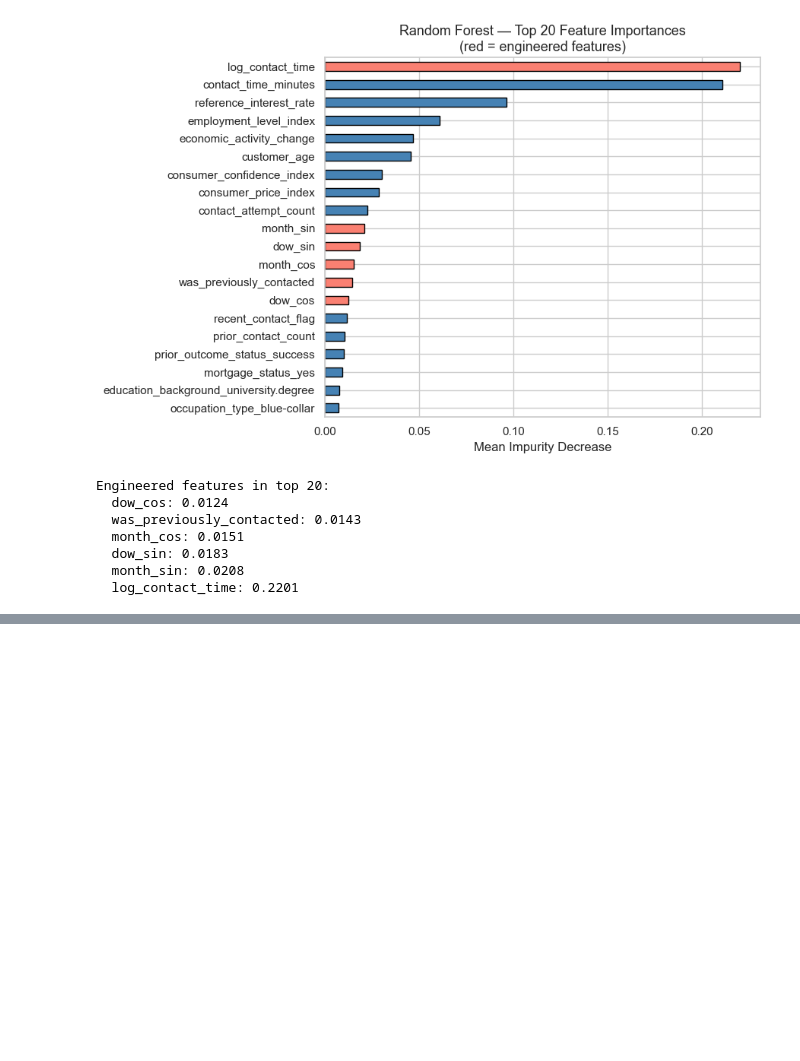
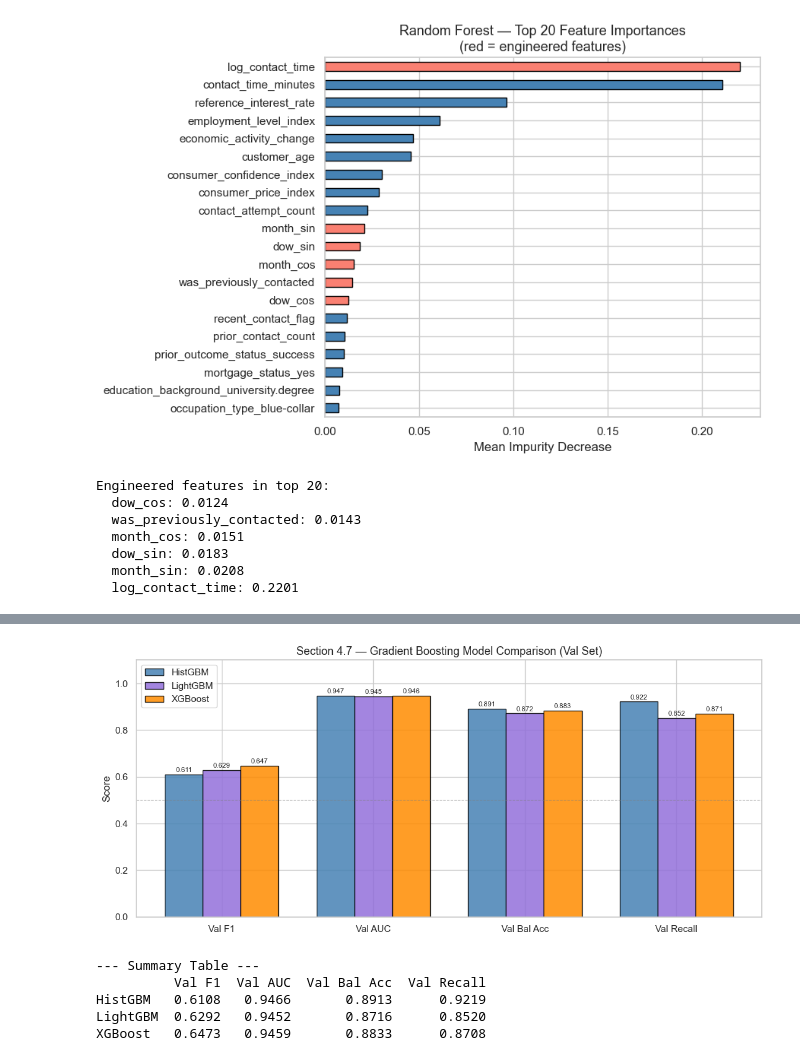
Before and after one commit to lcalaff/Advanced_ML_Work, a Jupyter notebook: Git_Code/Midterm Take Home/Midterm_Modeling.ipynb, the cells around one changed output, grey strips where cells are left out. Drawn from its saved outputs; the diff is of its cells as text; code cells hidden in the pictures; blank space fills up the shorter version.

```diff
--- a/Git_Code/Midterm Take Home/Midterm_Modeling.ipynb
+++ b/Git_Code/Midterm Take Home/Midterm_Modeling.ipynb
@@ -482,0 +953,36 @@ Engineered features in top 20:
+# %%
+focused_names   = ['HistGBM', 'LightGBM', 'XGBoost']
+focused_metrics = ['Val F1', 'Val AUC', 'Val Bal Acc', 'Val Recall']
+focused_colors  = ['steelblue', 'mediumpurple', 'darkorange']
+
+x     = np.arange(len(focused_metrics))
+width = 0.25
+
+fig, ax = plt.subplots(figsize=(11, 5))
+for i, (name, color) in enumerate(zip(focused_names, focused_colors)):
+    vals = [results_sec4[name][m] for m in focused_metrics]
+    bars = ax.bar(x + i * width, vals, width, label=name, color=color, edgecolor='black', alpha=0.85)
+    for bar, val in zip(bars, vals):
+        ax.text(bar.get_x() + bar.get_width() / 2, bar.get_height() + 0.005,
+                f'{val:.3f}', ha='center', va='bottom', fontsize=8)
+
+ax.set_xticks(x + width)
+ax.set_xticklabels(focused_metrics)
+ax.set_ylim(0, 1.1)
+ax.set_ylabel('Score')
+ax.set_title('Section 4.7 — Gradient Boosting Model Comparison (Val Set)', fontsize=13)
+ax.axhline(0.5, color='gray', linestyle='--', linewidth=0.8, alpha=0.6)
+ax.legend()
+plt.tight_layout()
+plt.show()
+
+print("\n--- Summary Table ---")
+summary_47 = pd.DataFrame({n: results_sec4[n] for n in focused_names}).T[focused_metrics]
+print(summary_47.to_string(float_format='{:.4f}'.format))
+# %% [output]
+[figure, added]
+--- Summary Table ---
+          Val F1  Val AUC  Val Bal Acc  Val Recall
+HistGBM   0.6108   0.9466       0.8913      0.9219
+LightGBM  0.6292   0.9452       0.8716      0.8520
+XGBoost   0.6473   0.9459       0.8833      0.8708
```
Also changed, not shown: parts of 26 cells of this notebook, 4 other files.
